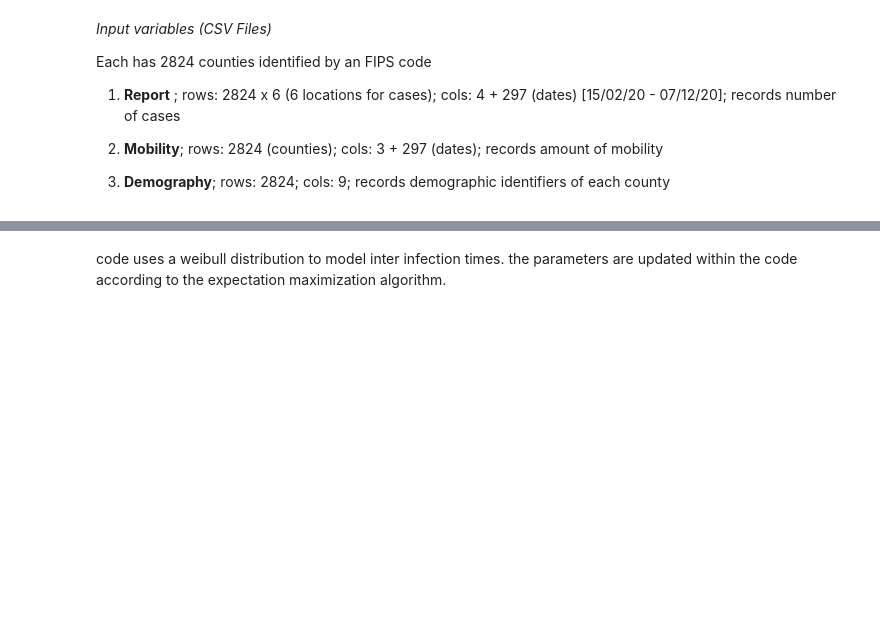
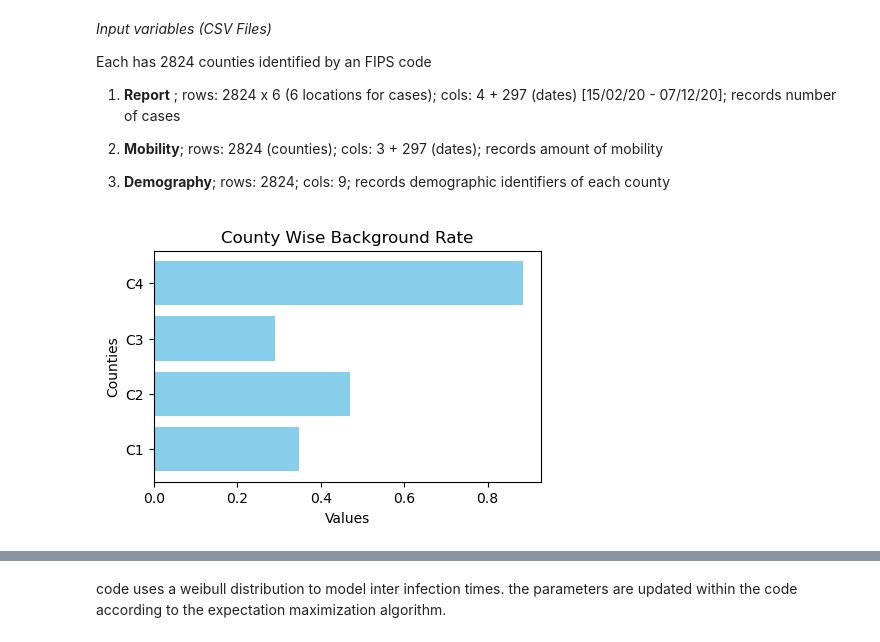
Before and after one commit to diyaNarayanan2/CausalSTPP, a Jupyter notebook: HawkPR.ipynb, the cells around one changed output, grey strips where cells are left out. Cells and saved outputs as stored; diff of their text form; code cells hidden in the pictures; blank space fills up the shorter version.

Commit message:
Added visualisation functions

```diff
--- a/HawkPR.ipynb
+++ b/HawkPR.ipynb
@@ -52,0 +145,18 @@ from scipy import sparse
+# %%
+def plotmu(mus, n_cty, KeyList):
+    '''
+    Function to plot background rate after or midst of model fitting.
+    '''
+    if len(mus) != n_cty or len(KeyList) != n_cty:
+        raise ValueError("Length of mus and KeyList must be equal to n_cty.")
+
+    # horizontal bar chart
+    plt.figure(figsize=(5, 3))  #ptional: Adjust the figure size to fit your data
+    plt.barh(KeyList, mus.flatten(), color='skyblue')
+
+    plt.xlabel('Values')
+    plt.ylabel('Counties')
+    plt.title('County Wise Background Rate')
+    plt.show()
+# %% [output]
+[figure, added]
```
Also changed, not shown: parts of 11 cells of this notebook.
